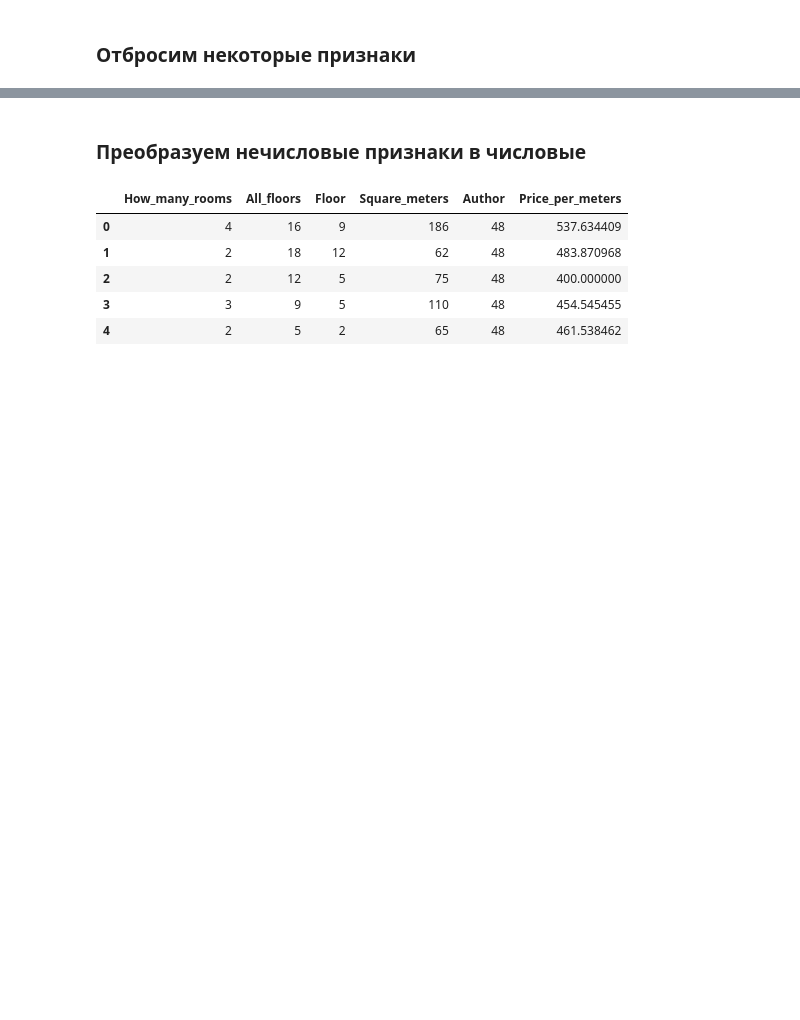
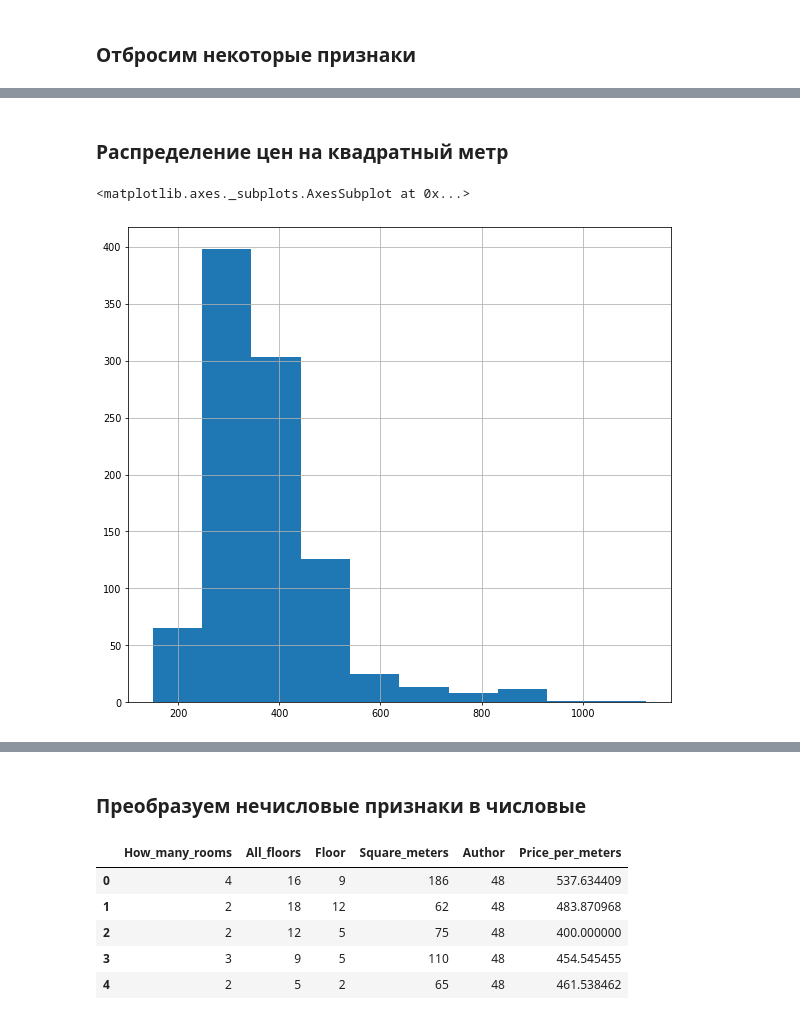
Before and after one commit to lenarsaitov/cianparser, a Jupyter notebook: mini-research.ipynb, the cells around one changed output, grey strips where cells are left out. Drawn from its saved outputs; the diff is of its cells as text; code cells hidden in the pictures; blank space fills up the shorter version.

```diff
--- a/mini-research.ipynb
+++ b/mini-research.ipynb
@@ -48,0 +57,8 @@ df.head()
+# %% [markdown]
+### Распределение цен на квадратный метр
+# %%
+fig=plt.figure(figsize=(10, 9), dpi= 70, facecolor='w', edgecolor='k')
+df['Price_per_meters'].hist()
+# %% [output]
+<matplotlib.axes._subplots.AxesSubplot at 0x...>
+[figure, added]
```
Also changed, not shown: parts of 9 cells of this notebook, 2 other files.
